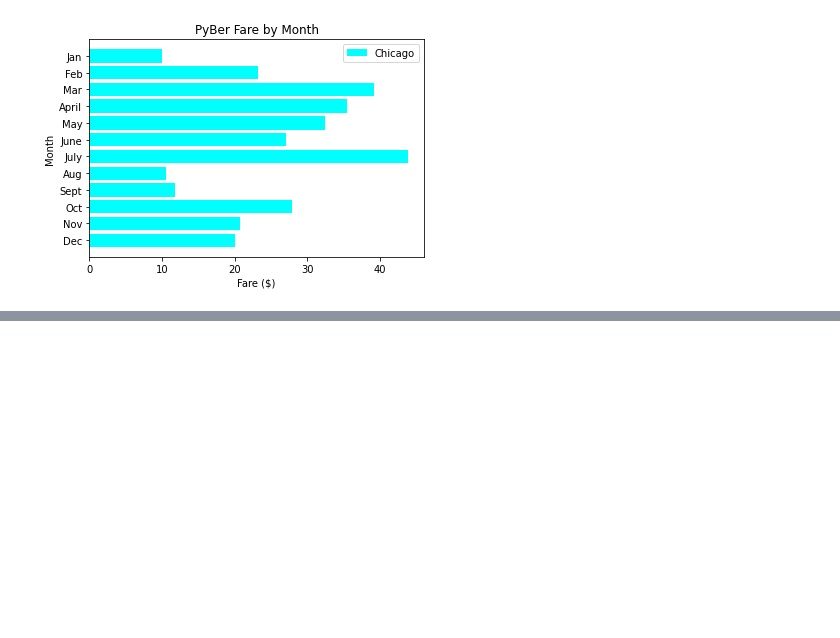
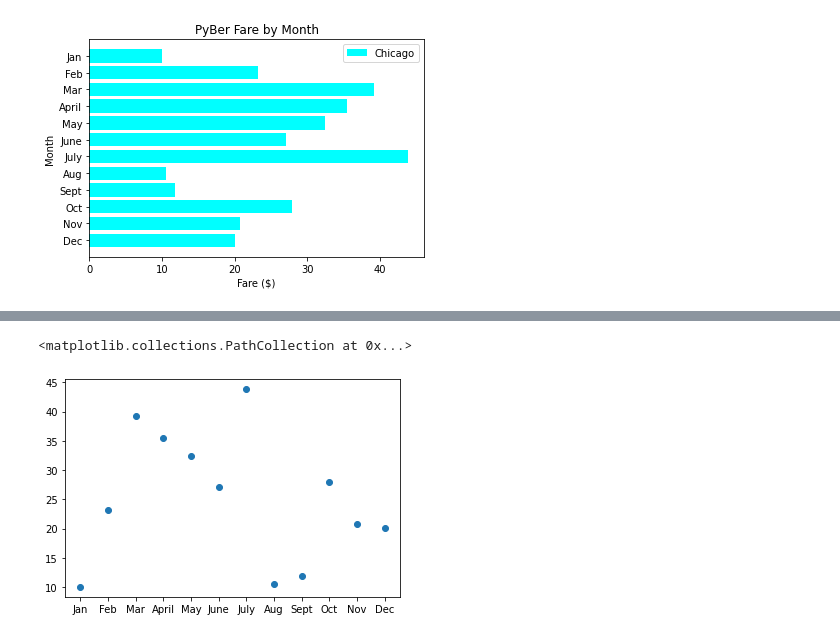
Before and after one commit to tfoster-ut/PyBer_Analysis, a Jupyter notebook: matplotlib_practice.ipynb, the cells around one changed output, grey strips where cells are left out. Saved outputs shown, nothing was run; the diff lists cells and outputs as text; code cells hidden in the pictures; blank space fills up the shorter version.

```diff
--- a/matplotlib_practice.ipynb
+++ b/matplotlib_practice.ipynb
@@ -177,0 +189,5 @@ ax.legend()
+# %%
+plt.scatter(x_axis, y_axis)
+# %% [output]
+<matplotlib.collections.PathCollection at 0x...>
+[figure, added]
```
Also changed, not shown: parts of 9 cells of this notebook.
